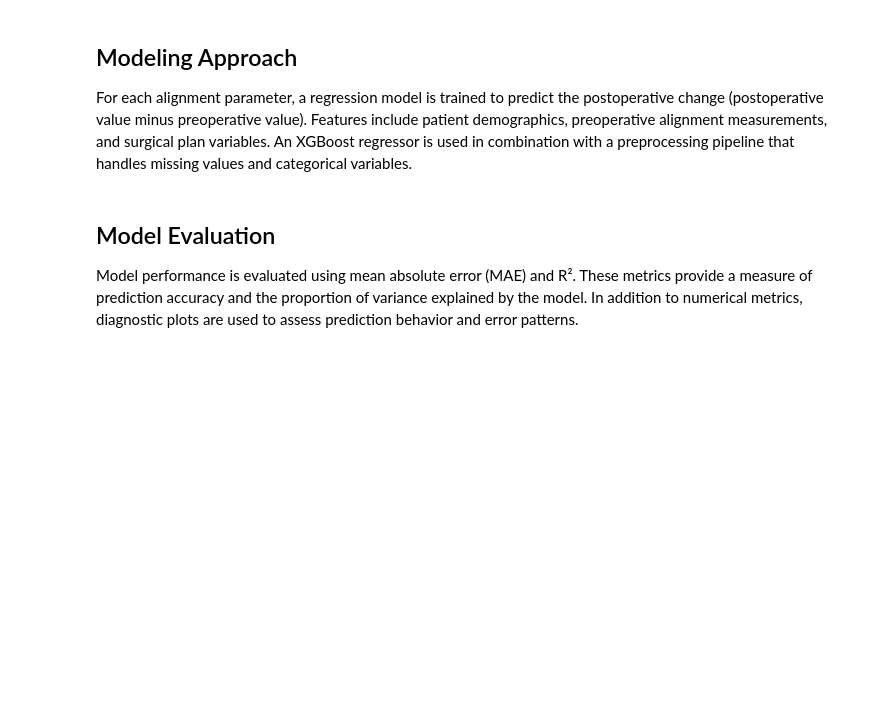
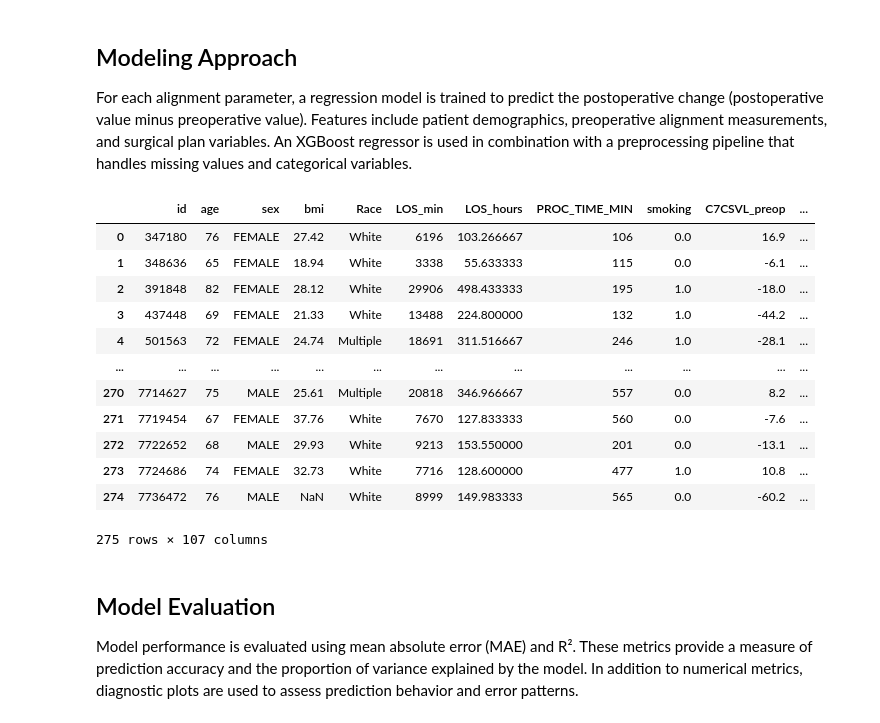
Before and after one commit to 124578-UW/Data-Science-Capstone, a Jupyter notebook: notebooks/04_delta_models_SVA_SS_GT.ipynb, the cells around one changed output. Saved outputs shown, nothing was run; the diff lists cells and outputs as text; code cells hidden in the pictures; blank space fills up the shorter version.

```diff
--- a/notebooks/04_delta_models_SVA_SS_GT.ipynb
+++ b/notebooks/04_delta_models_SVA_SS_GT.ipynb
@@ -20,6 +20,8 @@ from sklearn.metrics import mean_absolute_error, r2_score
 from xgboost import XGBRegressor
 
 from src import config
+
+pd.set_option('display.max_columns', None)
 # %% [markdown]
 ## Data and Preprocessing
 
@@ -28,7 +30,7 @@ The models in this notebook use the cleaned dataset produced by the shared data
 # Load cleaned data from config path
 
 df = pd.read_csv(config.DATA_PROCESSED)
-df.columns = df.columns.astype(str).str.replace("\n"," ").str.replace(r"\s+"," ", regex=True).str.strip()
+# df.columns = df.columns.astype(str).str.replace("\n"," ").str.replace(r"\s+"," ", regex=True).str.strip()
 
 print(f"Loaded {df.shape[0]} patients, {df.shape[1]} columns")
 print(f"Data path: {config.DATA_PROCESSED}")
@@ -39,6 +41,22 @@ Data path: /Users/hariharansureshkumar/Documents/GitHub/Data-Science-Capstone/da
 ## Modeling Approach
 
 For each alignment parameter, a regression model is trained to predict the postoperative change (postoperative value minus preoperative value). Features include patient demographics, preoperative alignment measurements, and surgical plan variables. An XGBoost regressor is used in combination with a preprocessing pipeline that handles missing values and categorical variables.
+# %%
+df
+# %% [output]
+|  | id | age | sex | bmi | Race | LOS_min | LOS_hours | PROC_TIME_MIN | smoking | C7CSVL_preop | ... |
+| 0 | 347180 | 76 | FEMALE | 27.42 | White | 6196 | 103.266667 | 106 | 0.0 | 16.9 | ... |
+| 1 | 348636 | 65 | FEMALE | 18.94 | White | 3338 | 55.633333 | 115 | 0.0 | -6.1 | ... |
+| 2 | 391848 | 82 | FEMALE | 28.12 | White | 29906 | 498.433333 | 195 | 1.0 | -18.0 | ... |
+| 3 | 437448 | 69 | FEMALE | 21.33 | White | 13488 | 224.800000 | 132 | 1.0 | -44.2 | ... |
+| 4 | 501563 | 72 | FEMALE | 24.74 | Multiple | 18691 | 311.516667 | 246 | 1.0 | -28.1 | ... |
+| ... | ... | ... | ... | ... | ... | ... | ... | ... | ... | ... | ... |
+| 270 | 7714627 | 75 | MALE | 25.61 | Multiple | 20818 | 346.966667 | 557 | 0.0 | 8.2 | ... |
+| 271 | 7719454 | 67 | FEMALE | 37.76 | White | 7670 | 127.833333 | 560 | 0.0 | -7.6 | ... |
+| 272 | 7722652 | 68 | MALE | 29.93 | White | 9213 | 153.550000 | 201 | 0.0 | -13.1 | ... |
+| 273 | 7724686 | 74 | FEMALE | 32.73 | White | 7716 | 128.600000 | 477 | 1.0 | 10.8 | ... |
+| 274 | 7736472 | 76 | MALE | NaN | White | 8999 | 149.983333 | 565 | 0.0 | -60.2 | ... |
+275 rows × 107 columns
 # %%
 # Ensure delta columns exist
 if "delta_SVA" not in df.columns:
```
Also changed, not shown: parts of 2 cells of this notebook, 8 other files.
